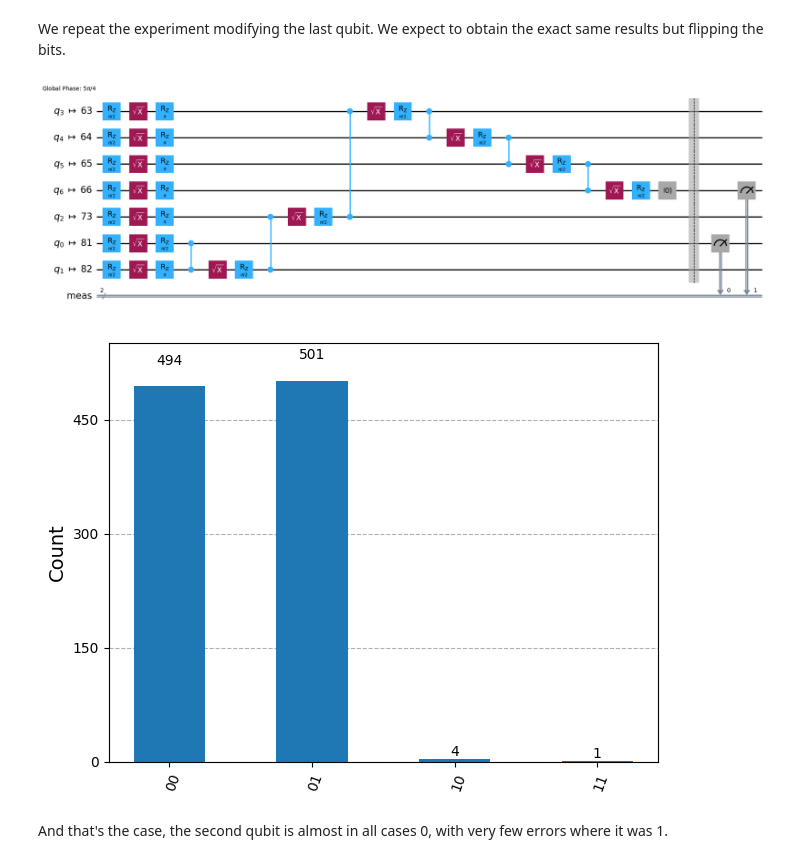
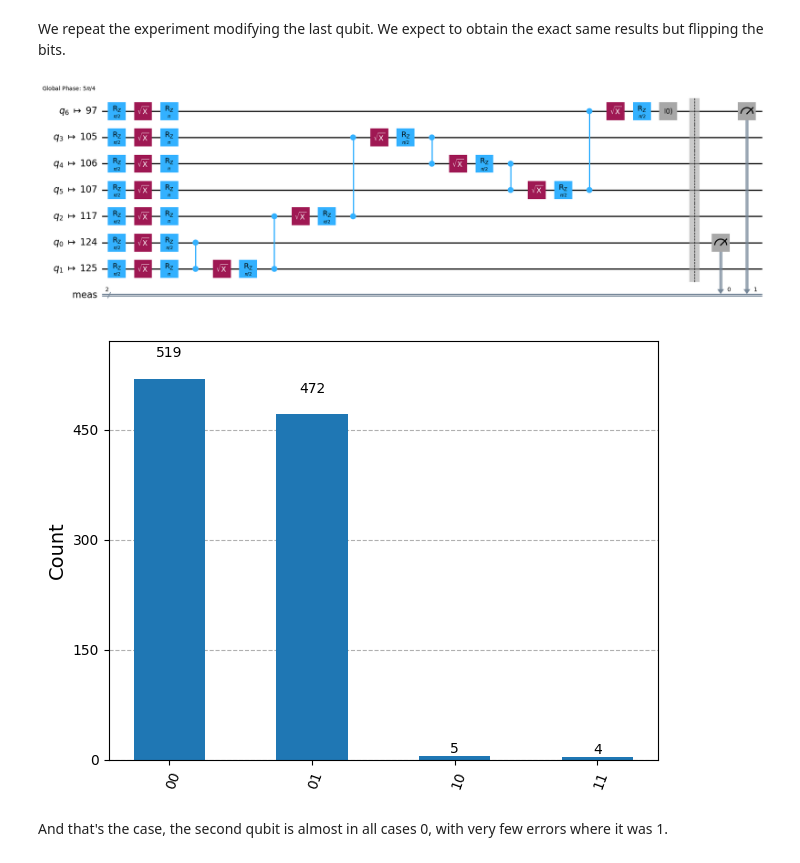
Before and after one commit to cryptohslu/reproducible-builds-quantum-computing, a Jupyter notebook: notebooks/integrity/1_ghz_circuit.ipynb, the cells around one changed output. Drawn from its saved outputs; the diff is of its cells as text; code cells hidden in the pictures.

Commit message:
Rerun notebooks
- Python 3.14
- Latests versions of Qiskit and Qiskit IBM Runtime
- Minor modifications in content

```diff
--- a/notebooks/integrity/1_ghz_circuit.ipynb
+++ b/notebooks/integrity/1_ghz_circuit.ipynb
@@ -66,4 +66,6 @@ from qiskit_aer import AerSimulator
 from qiskit_aer.primitives import SamplerV2 as SamplerAer
 from qiskit_aer.noise import NoiseModel
 # %%
-backend = FakeTorino()
+service = QiskitRuntimeService()
+backend = FakeFez()
+backend.refresh(service)
@@ -78,7 +74,7 @@ We can simulate locally using the current noise model from the real backend.
 # %%
 noise_model = NoiseModel.from_backend(backend)
 sim = AerSimulator(noise_model=noise_model)
-sampler_aer = SamplerAer.from_backend(sim)
+sampler = SamplerAer.from_backend(sim)
 # %%
 import secrets
 from qiskit import generate_preset_pass_manager
@@ -90,7 +86,7 @@ seed_transpiler = 1062981512974188944
 pm = generate_preset_pass_manager(backend=backend, optimization_level=3, seed_transpiler=seed_transpiler)
 isa_qc = pm.run(qc)
 # %%
-results = sampler_aer.run([isa_qc], shots=10_000).result()
+results = sampler.run([isa_qc], shots=10_000).result()
 counts = results[0].data.meas.get_counts()
 # %%
 from qiskit.visualization import plot_histogram
@@ -132,7 +128,7 @@ isa_qc_mod.draw("mpl")
 # %% [markdown]
 We repeat the same experiment as before.
 # %%
-results = sampler_aer.run([isa_qc_mod], shots=1000).result()
+results = sampler.run([isa_qc_mod], shots=1000).result()
 counts = results[0].data.meas.get_counts()
 plot_histogram(counts)
 # %% [output]
@@ -153,13 +149,13 @@ isa_qc_mod_alt = isa_qc.copy()
 isa_qc_mod_alt.data.insert(target_instruction, CircuitInstruction(Reset(), qubits=[last_qubit]))
 isa_qc_mod_alt.draw("mpl")
 # %% [output]
-[figure, old version]
+[figure, new version]
 # %%
-results = sampler_aer.run([isa_qc_mod_alt], shots=1000).result()
+results = sampler.run([isa_qc_mod_alt], shots=1000).result()
 counts = results[0].data.meas.get_counts()
 plot_histogram(counts)
 # %% [output]
-[figure, old version]
+[figure, new version]
 # %% [markdown]
 And that's the case, the second qubit is almost in all cases 0, with very few errors where it was 1.
 # %% [markdown]
```
Also changed, not shown: parts of 24 cells of this notebook, 6 other files.
